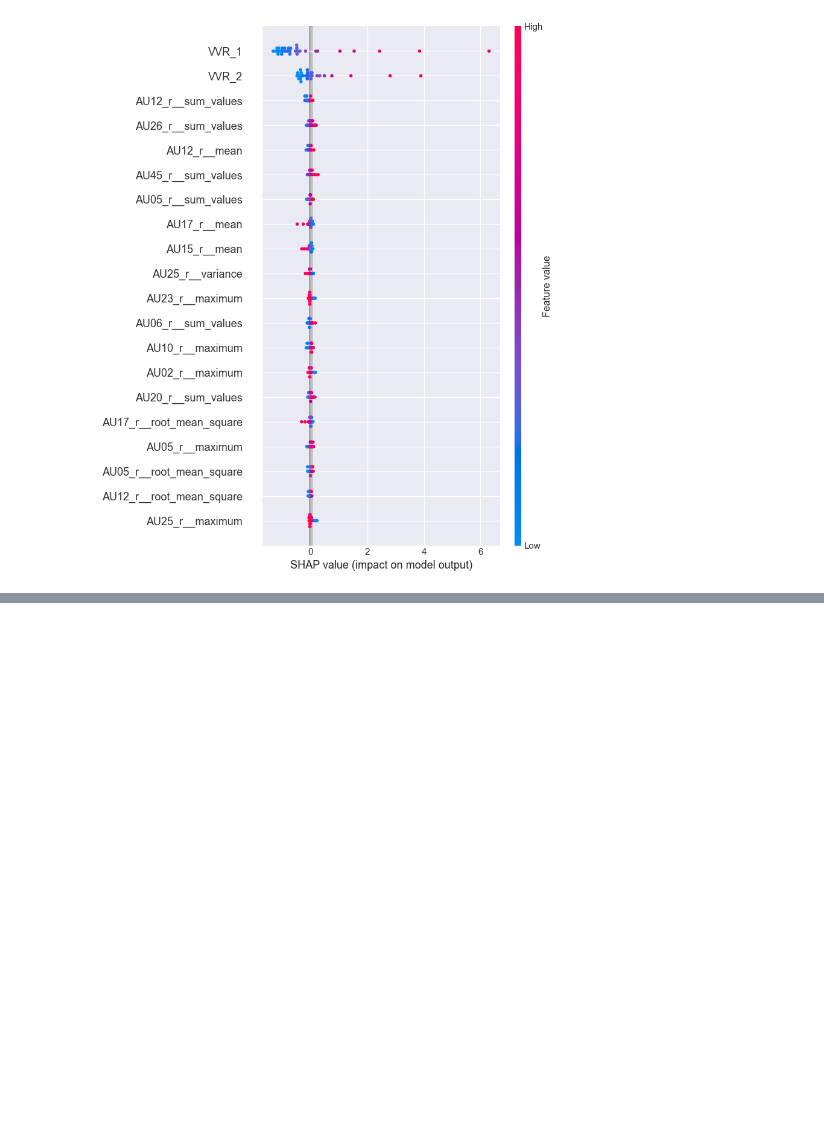
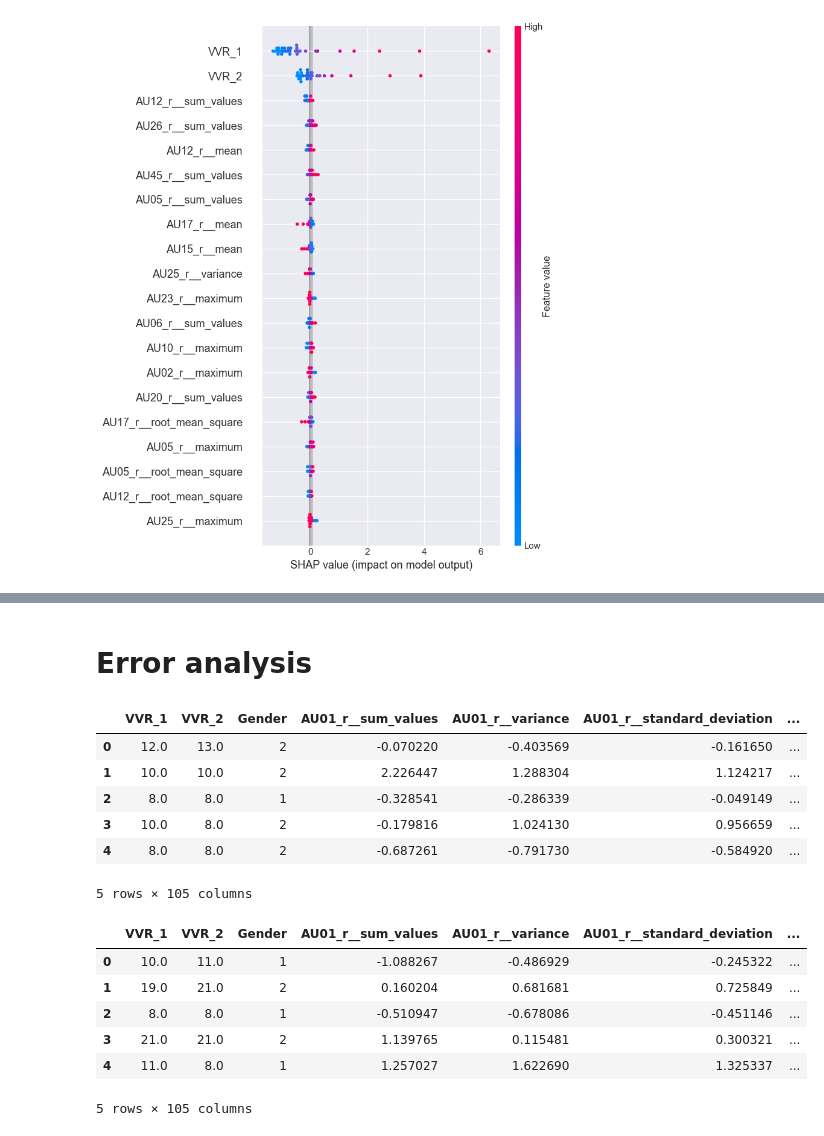
Before and after one commit to DionneSpaltman/predicting_VVR, a Jupyter notebook: models/svm.ipynb, the cells around one changed output, grey strips where cells are left out. Drawn from its saved outputs; the diff is of its cells as text; code cells hidden in the pictures; blank space fills up the shorter version.

```diff
--- a/models/svm.ipynb
+++ b/models/svm.ipynb
@@ -333,0 +367,21 @@ No data for colormapping provided via 'c'. Parameters 'vmin', 'vmax' will be ign
+# %% [markdown]
+# Error analysis
+# %%
+X_train_res_gender = X_train_res_gender.drop('Condition', axis=1)
+display(X_train_res_gender.head(5))
+display(X_test_gender.head(5))
+# %% [output]
+|  | VVR_1 | VVR_2 | Gender | AU01_r__sum_values | AU01_r__variance | AU01_r__standard_deviation | ... |
+| 0 | 12.0 | 13.0 | 2 | -0.070220 | -0.403569 | -0.161650 | ... |
+| 1 | 10.0 | 10.0 | 2 | 2.226447 | 1.288304 | 1.124217 | ... |
+| 2 | 8.0 | 8.0 | 1 | -0.328541 | -0.286339 | -0.049149 | ... |
+| 3 | 10.0 | 8.0 | 2 | -0.179816 | 1.024130 | 0.956659 | ... |
+| 4 | 8.0 | 8.0 | 2 | -0.687261 | -0.791730 | -0.584920 | ... |
+5 rows × 105 columns
+|  | VVR_1 | VVR_2 | Gender | AU01_r__sum_values | AU01_r__variance | AU01_r__standard_deviation | ... |
+| 0 | 10.0 | 11.0 | 1 | -1.088267 | -0.486929 | -0.245322 | ... |
+| 1 | 19.0 | 21.0 | 2 | 0.160204 | 0.681681 | 0.725849 | ... |
+| 2 | 8.0 | 8.0 | 1 | -0.510947 | -0.678086 | -0.451146 | ... |
+| 3 | 21.0 | 21.0 | 2 | 1.139765 | 0.115481 | 0.300321 | ... |
+| 4 | 11.0 | 8.0 | 1 | 1.257027 | 1.622690 | 1.325337 | ... |
+5 rows × 105 columns
```
Also changed, not shown: parts of 3 cells of this notebook, 2 other files.
